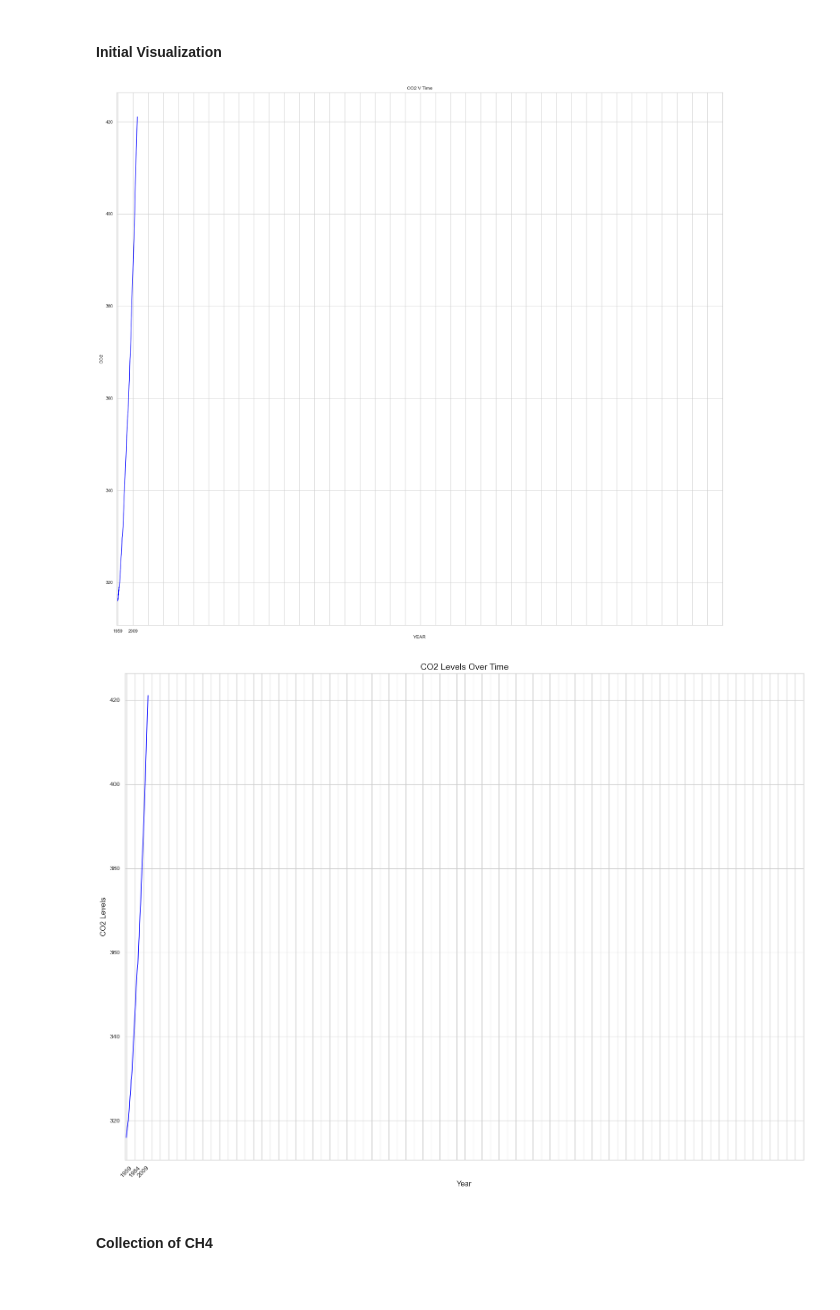
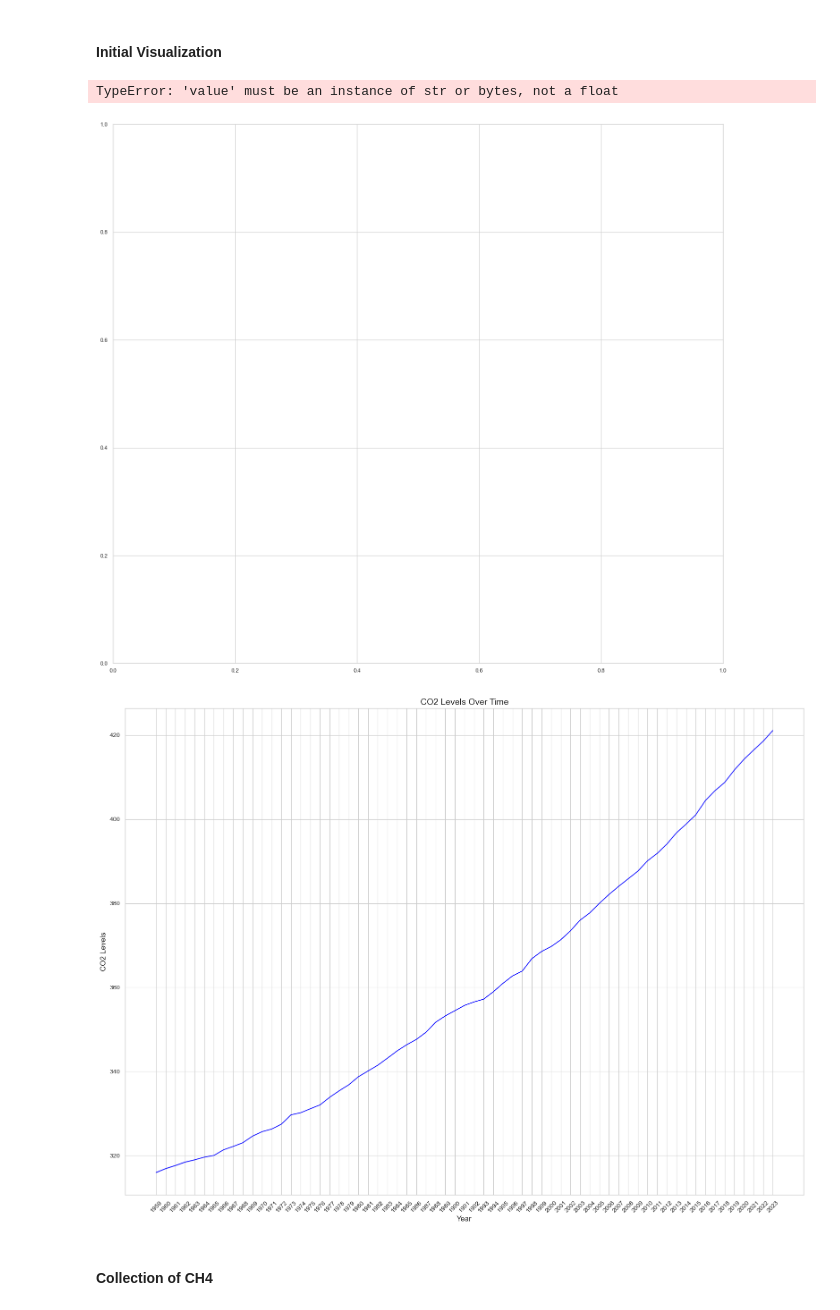
Before and after one commit to rebhanqui/programming-data-project-2, a Jupyter notebook: c02-v-temperature.ipynb, the cells around one changed output. Saved outputs shown, nothing was run; the diff lists cells and outputs as text; code cells hidden in the pictures.

Commit message:
removed code not needed - column renames and merge tail/head as causing error with merge code repeated

```diff
--- a/c02-v-temperature.ipynb
+++ b/c02-v-temperature.ipynb
@@ -112,5 +83,13 @@ Column sigma is at indec 2
+# %%
+epica1col = ["year", "co2", "sigma"]
+epica8kyr1 = pd.read_excel("https://www.ncei.noaa.gov/pub/data/paleo/icecore/antarctica/antarctica2015co2.xls", sheet_name="CO2 Composite", skiprows=59, names=epica1col)
+
+epica8kyr1["year"] = epica8kyr1["year"].astype(int)
+epica8kyr1["year"] = -1 * epica8kyr1["year"] + 1950
+
+epica8kyr1.to_csv("epica8kyr1.csv", index=False)
 # %%
-epica2col = ["date", "co2", "unc"]
+epica2col = ["year", "co2", "unc"]
 epica8kyr2 = pd.read_csv("https://gml.noaa.gov/webdata/ccgg/trends/co2/co2_annmean_mlo.csv", skiprows=44, sep=",", names=epica2col)
 
 epica8kyr2.to_csv("epica8kyr2.csv")
@@ -119,10 +98,9 @@ epica8kyr2.to_csv("epica8kyr2.csv")
 
 Here we take the "year" column in the second dataset and convert the data to actual dates (stored in a new column titled "date") and put in order and make clearer so when we merge the datasets we can do so seamlessly.
 # %%
-epica8kyr2new = epica8kyr2.rename(columns={"date": "year"})
 epica8kyr2.reset_index(drop=True, inplace=True)
-epica8kyr2new["year"] = epica8kyr2new["year"].astype(str)
-epica8kyr2new.to_csv("epica8kyr2new.csv")
+epica8kyr2["year"] = epica8kyr2["year"].astype(str)
+epica8kyr2.to_csv("epica8kyr2new.csv")
 # %% [markdown]
 ##### Merging Data
 # %% [markdown]
@@ -138,3 +108,9 @@ mergeepica1.to_csv("epica_merge1.csv", index = True)
+# %%
+epica8kyr2['year'] = epica8kyr2['year'].astype(int)
+mergeepica1 = pd.merge(epica8kyr1, epica8kyr2, on="year", how="outer", suffixes=("epica8kyr1", "epica8kyr2"))
+
+mergeepica1.to_csv("epica_merge1.csv", index = True)
+###
 # %%
 print(mergeepica1.head())
 print(mergeepica1.describe())
@@ -187,41 +160,41 @@ plt.figure(figsize=(18, 16))
 plt.plot(mergeepica1["year"], mergeepica1["co2"], color="blue")
 plt.xlabel("YEAR")
 plt.ylabel("CO2")
-plt.xticks(np.arange(0, 2024, step=50))
+plt.xticks()
 plt.yticks()
 plt.title("CO2 V Time")
 plt.tight_layout()
 plt.savefig("lineplot1.png")
 # %% [output]
+TypeError: 'value' must be an instance of str or bytes, not a float
-[figure, old version]
+[figure, new version]
 # %%
 #SNS Lineplot
 #style
 sns.set_style("whitegrid")
 sns.set_context("paper")  # Adjust context to paper for smaller font sizes
 
 #size
 plt.figure(figsize=(16, 12))
 
 #lineplot
 sns.lineplot(data=mergeepica1, x="year", y="co2", color="blue")
 
 #labels
 plt.xlabel("Year", fontsize=12)
 plt.ylabel("CO2 Levels", fontsize=12)
 plt.title("CO2 Levels Over Time", fontsize=14)
 plt.xticks(rotation=45)
 
 #ticks spacing
-plt.xticks(range(0, 2024, 25))
 plt.xticks(fontsize=10)
 plt.yticks(fontsize=10)
 
 
 plt.tight_layout()  #additional spacing
-plt.savefig("snslineplot.png")
+plt.savefig("snslineplotnew.png")
 # %% [output]
-[figure, old version]
+[figure, new version]
 # %% [markdown]
 #### Collection of CH4
 # %%
```
Also changed, not shown: parts of 6 cells of this notebook, 8 other files.
